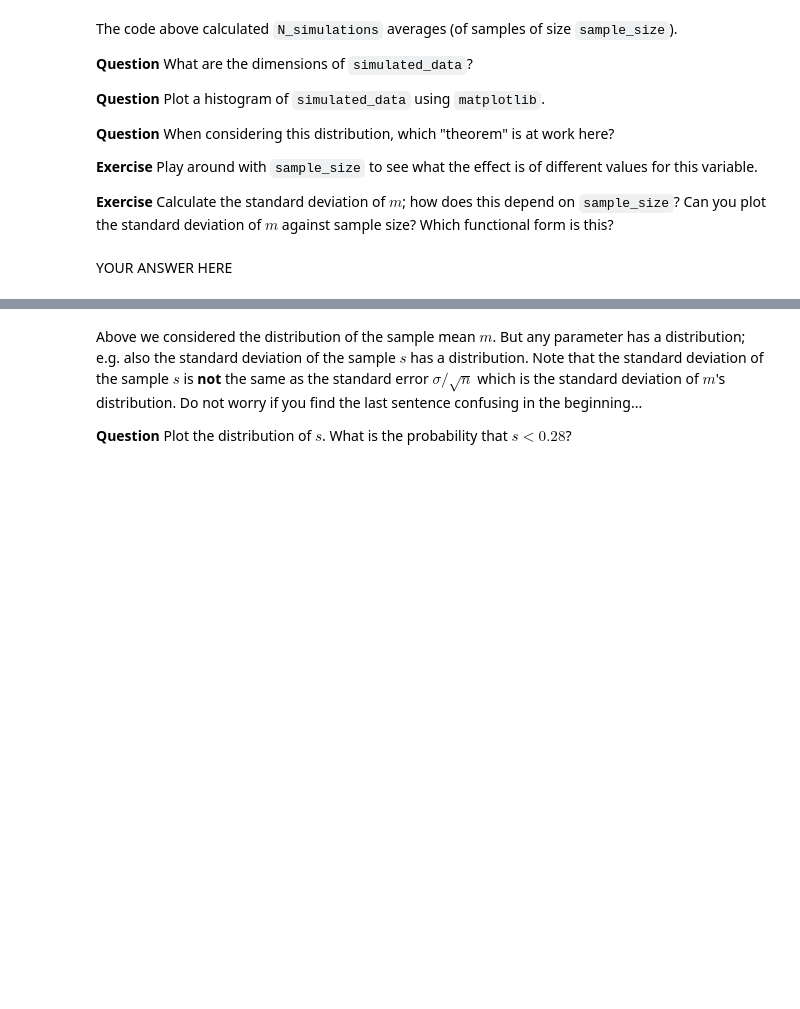
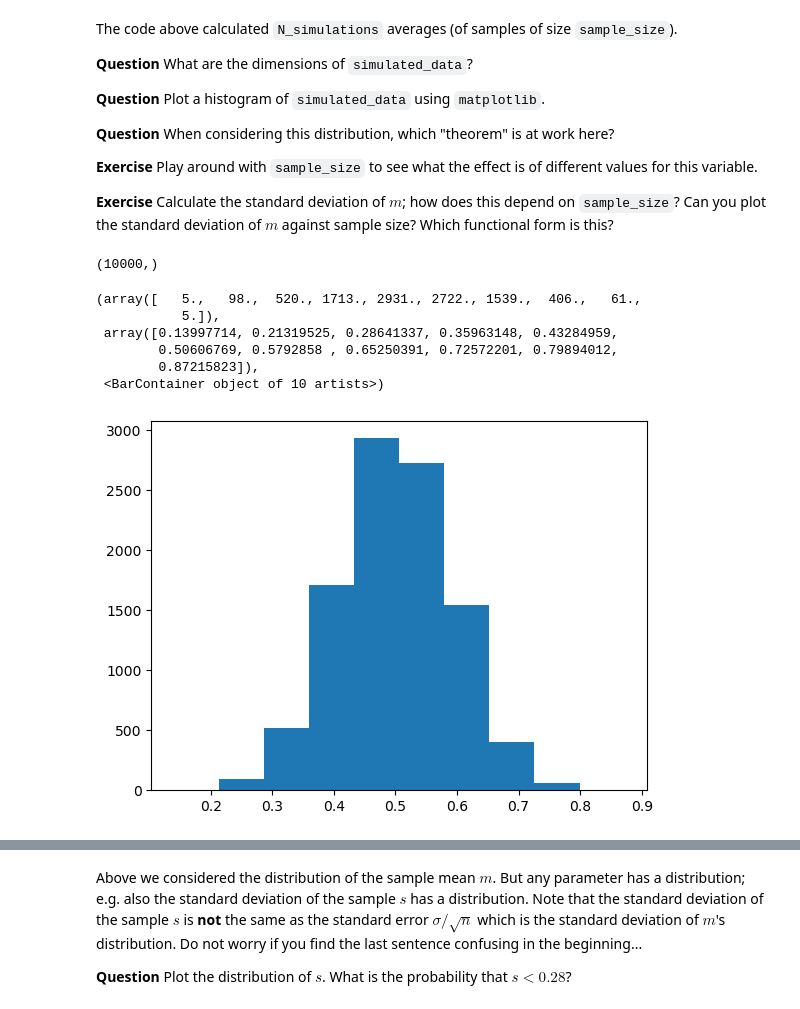
Before and after one commit to cejkiebo/msc_datascience, a Jupyter notebook: Statistical_Hacking.ipynb, the cells around one changed output, grey strips where cells are left out. Cells and saved outputs as stored; diff of their text form; code cells hidden in the pictures; blank space fills up the shorter version.

```diff
--- a/Statistical_Hacking.ipynb
+++ b/Statistical_Hacking.ipynb
@@ -103,9 +103,17 @@ The code above calculated `N_simulations` averages (of samples of size `sample_s
 **Exercise** Calculate the standard deviation of $m$; how does this depend on `sample_size`? Can you plot the standard deviation of $m$ against sample size? Which functional form is this?
 # %%
 # YOUR CODE HERE
-raise NotImplementedError()
+simulated_data.shape
+# %% [output]
+(10000,)
 # %%
 # YOUR CODE HERE
-raise NotImplementedError()
+plt.hist(simulated_data)
+# %% [output]
+(array([   5.,   98.,  520., 1713., 2931., 2722., 1539.,  406.,   61.,
+           5.]),
+ array([0.13997714, 0.21319525, 0.28641337, 0.35963148, 0.43284959,
+        0.50606769, 0.5792858 , 0.65250391, 0.72572201, 0.79894012,
+        0.87215823]),
+ <BarContainer object of 10 artists>)
+[figure, added]
-# %% [markdown]
-YOUR ANSWER HERE
```
Also changed, not shown: parts of 24 cells of this notebook.
